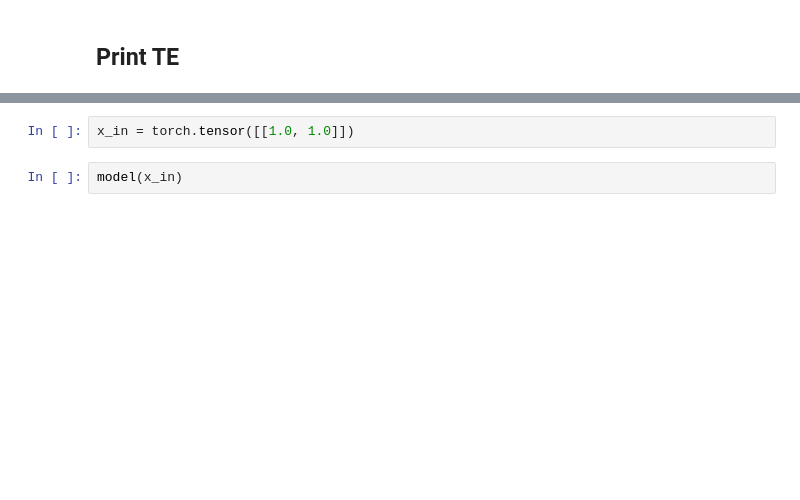
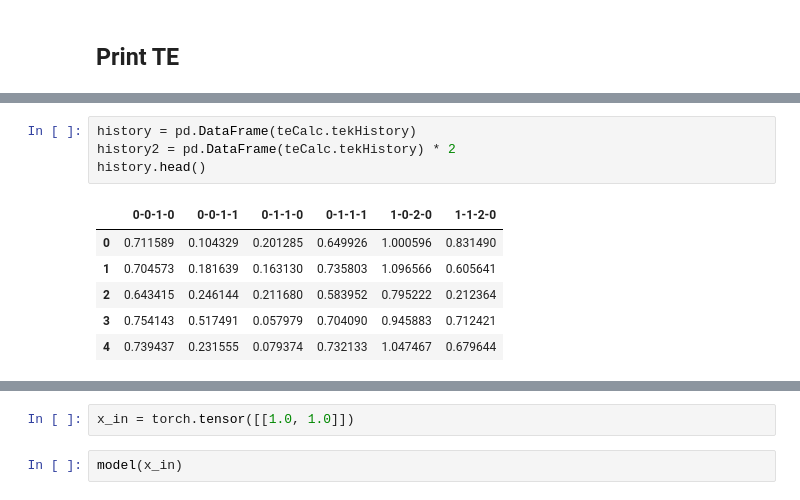
Before and after one commit to IsisChameleon/CSYS5030, a Jupyter notebook: Assignment2/xor-v5.ipynb, the cells around one changed output, grey strips where cells are left out. Drawn from its saved outputs; the diff is of its cells as text; blank space fills up the shorter version.

```diff
--- a/Assignment2/xor-v5.ipynb
+++ b/Assignment2/xor-v5.ipynb
@@ -937,0 +994,11 @@ plt.show()
+# %%
+history = pd.DataFrame(teCalc.tekHistory)
+history2 = pd.DataFrame(teCalc.tekHistory) * 2
+history.head()
+# %% [output]
+|  | 0-0-1-0 | 0-0-1-1 | 0-1-1-0 | 0-1-1-1 | 1-0-2-0 | 1-1-2-0 |
+| 0 | 0.711589 | 0.104329 | 0.201285 | 0.649926 | 1.000596 | 0.831490 |
+| 1 | 0.704573 | 0.181639 | 0.163130 | 0.735803 | 1.096566 | 0.605641 |
+| 2 | 0.643415 | 0.246144 | 0.211680 | 0.583952 | 0.795222 | 0.212364 |
+| 3 | 0.754143 | 0.517491 | 0.057979 | 0.704090 | 0.945883 | 0.712421 |
+| 4 | 0.739437 | 0.231555 | 0.079374 | 0.732133 | 1.047467 | 0.679644 |
```
Also changed, not shown: parts of 19 cells of this notebook, 1 other file.
